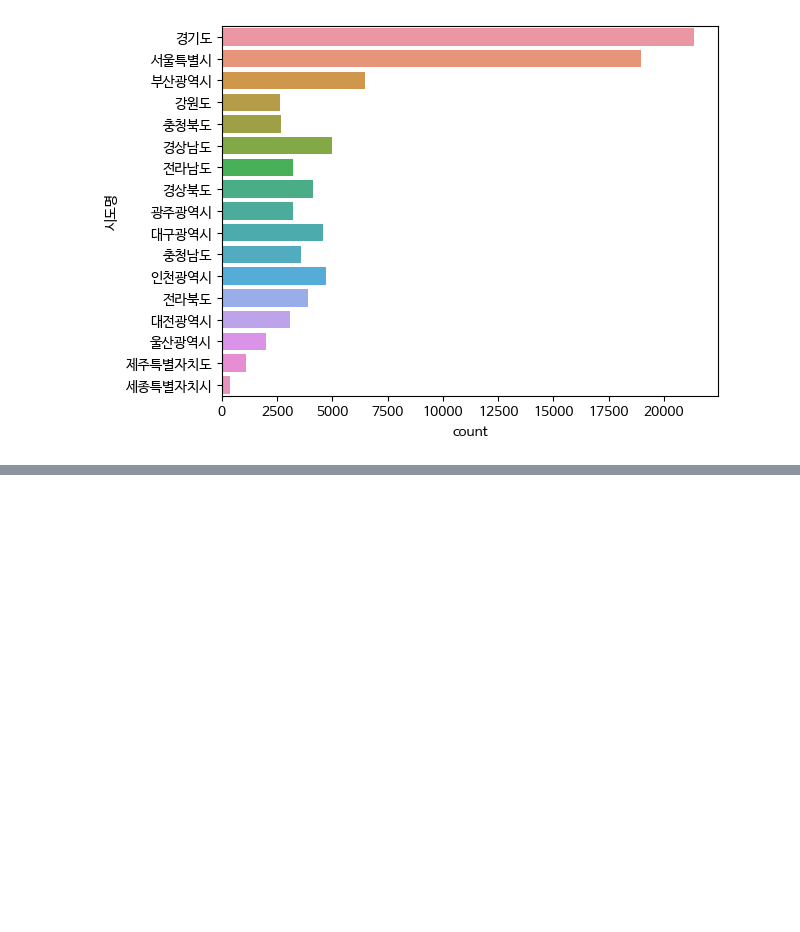
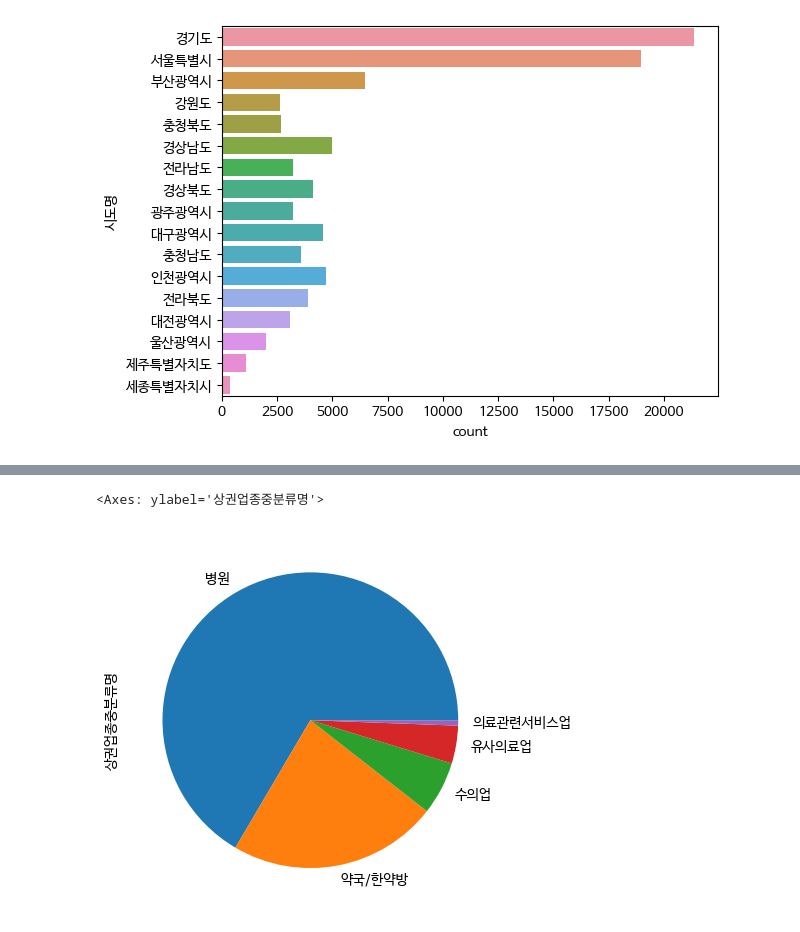
Before and after one commit to wldud01/BoostCourse-DataScience, a Jupyter notebook: Course2_Analysis_Seoul_hospital.ipynb, the cells around one changed output, grey strips where cells are left out. Drawn from its saved outputs; the diff is of its cells as text; code cells hidden in the pictures; blank space fills up the shorter version.

```diff
--- a/Course2_Analysis_Seoul_hospital.ipynb
+++ b/Course2_Analysis_Seoul_hospital.ipynb
@@ -389,0 +446,5 @@ sns.countplot(data=df_hos_drop, y= "시도명")
+# %%
+n.plot.pie()
+# %% [output]
+<Axes: ylabel='상권업종중분류명'>
+[figure, added]
```
Also changed, not shown: parts of 37 cells of this notebook.
